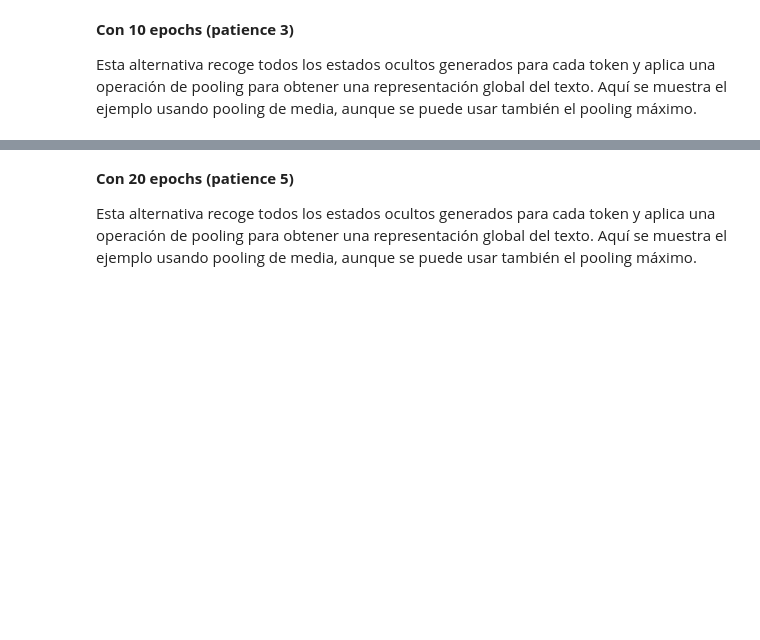
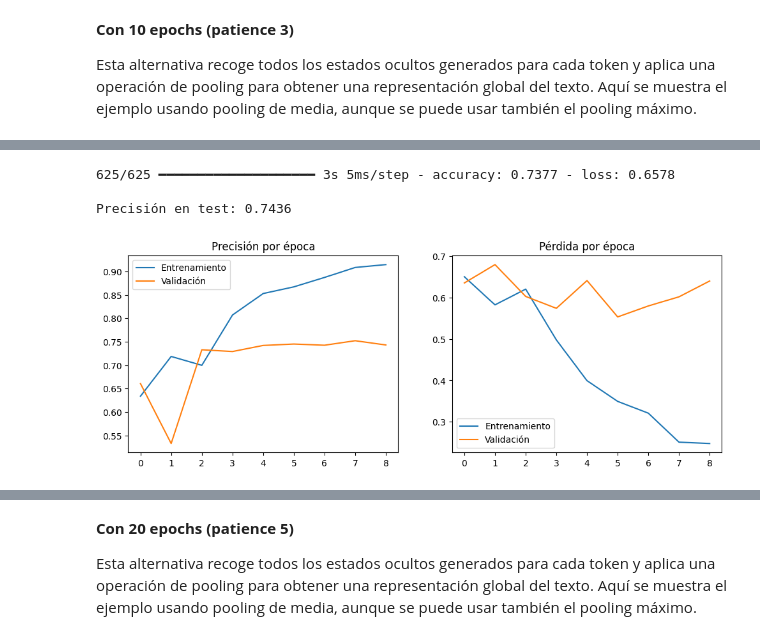
Before and after one commit to ju-mava/analisis-sentimiento-trabajo-final-p3, a Jupyter notebook: A4_Machetti_Vallverdú_Júlia.ipynb, the cells around one changed output, grey strips where cells are left out. Cells and saved outputs as stored; diff of their text form; code cells hidden in the pictures; blank space fills up the shorter version.

```diff
--- a/A4_Machetti_Vallverdú_Júlia.ipynb
+++ b/A4_Machetti_Vallverdú_Júlia.ipynb
@@ -962,0 +1259,11 @@ Esta alternativa recoge todos los estados ocultos generados para cada token y ap
+# %%
+# Entrenamiento con early stopping
+from tensorflow.keras.callbacks import EarlyStopping
+
+early_stop = EarlyStopping(monitor='val_loss', patience=3)
+
+history = model_pool.fit(X_train_pad, y_train,
+                    epochs=10,
+                    batch_size=512, # se recomiendo batches de menor tamaño para mejor rendimiento (pero entrenamiento toma más tiempo)
+                    validation_data=(X_valid_pad, y_valid),
+                    callbacks=[early_stop])
@@ -962,0 +1289,25 @@ Esta alternativa recoge todos los estados ocultos generados para cada token y ap
+# %%
+# Evaluación del modelo
+test_loss, test_acc = model_pool.evaluate(X_test_pad, y_test)
+print(f"\nPrecisión en test: {test_acc:.4f}")
+# %% [output]
+625/625 ━━━━━━━━━━━━━━━━━━━━ 3s 5ms/step - accuracy: 0.7377 - loss: 0.6578
+
+Precisión en test: 0.7436
+# %%
+# Visualización del entrenamiento
+plt.figure(figsize=(12, 4))
+plt.subplot(1, 2, 1)
+plt.plot(history.history['accuracy'], label='Entrenamiento')
+plt.plot(history.history['val_accuracy'], label='Validación')
+plt.title('Precisión por época')
+plt.legend()
+
+plt.subplot(1, 2, 2)
+plt.plot(history.history['loss'], label='Entrenamiento')
+plt.plot(history.history['val_loss'], label='Validación')
+plt.title('Pérdida por época')
+plt.legend()
+plt.show()
+# %% [output]
+[figure, added]
```
Also changed, not shown: parts of 45 cells of this notebook.
